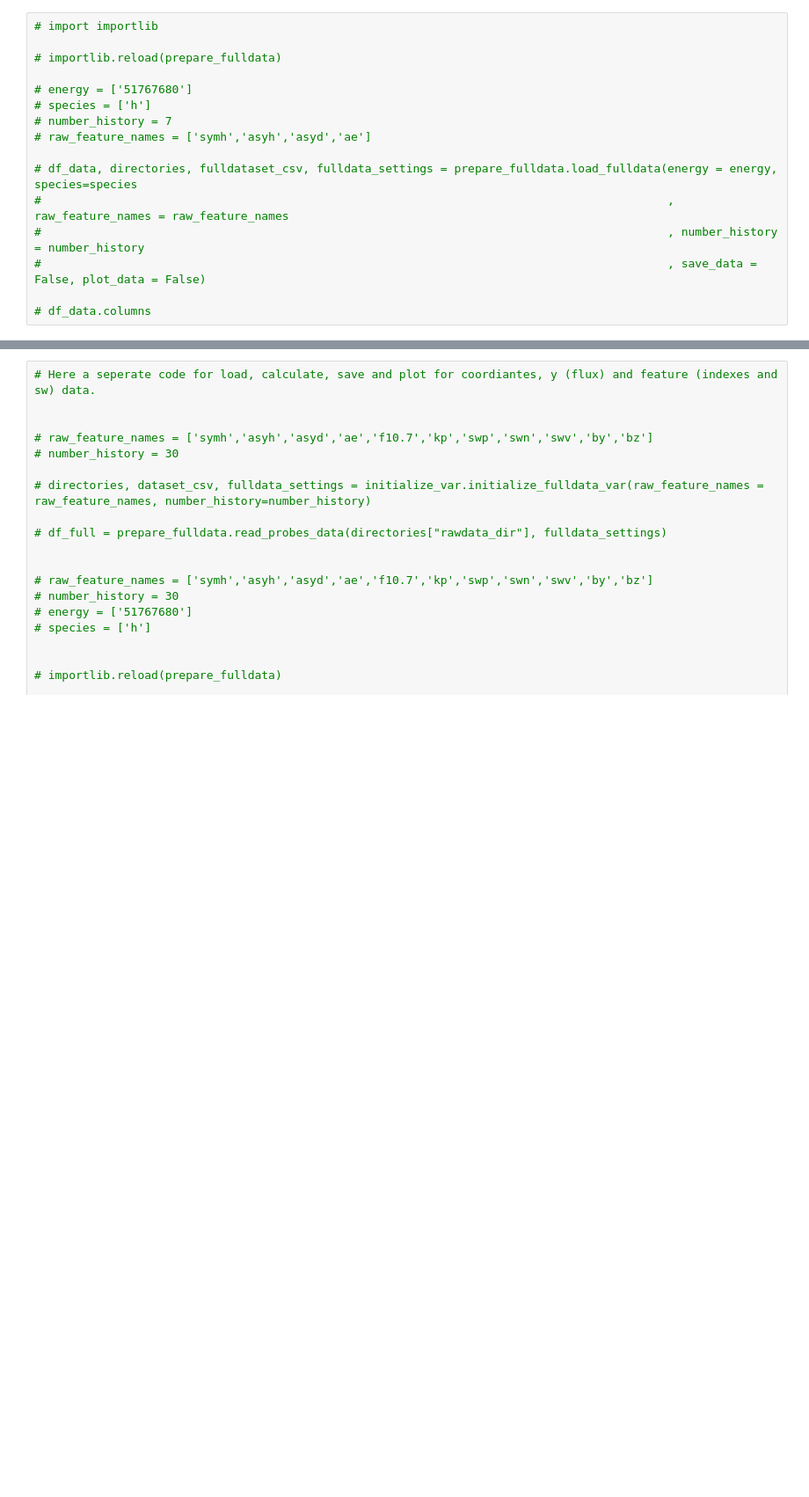
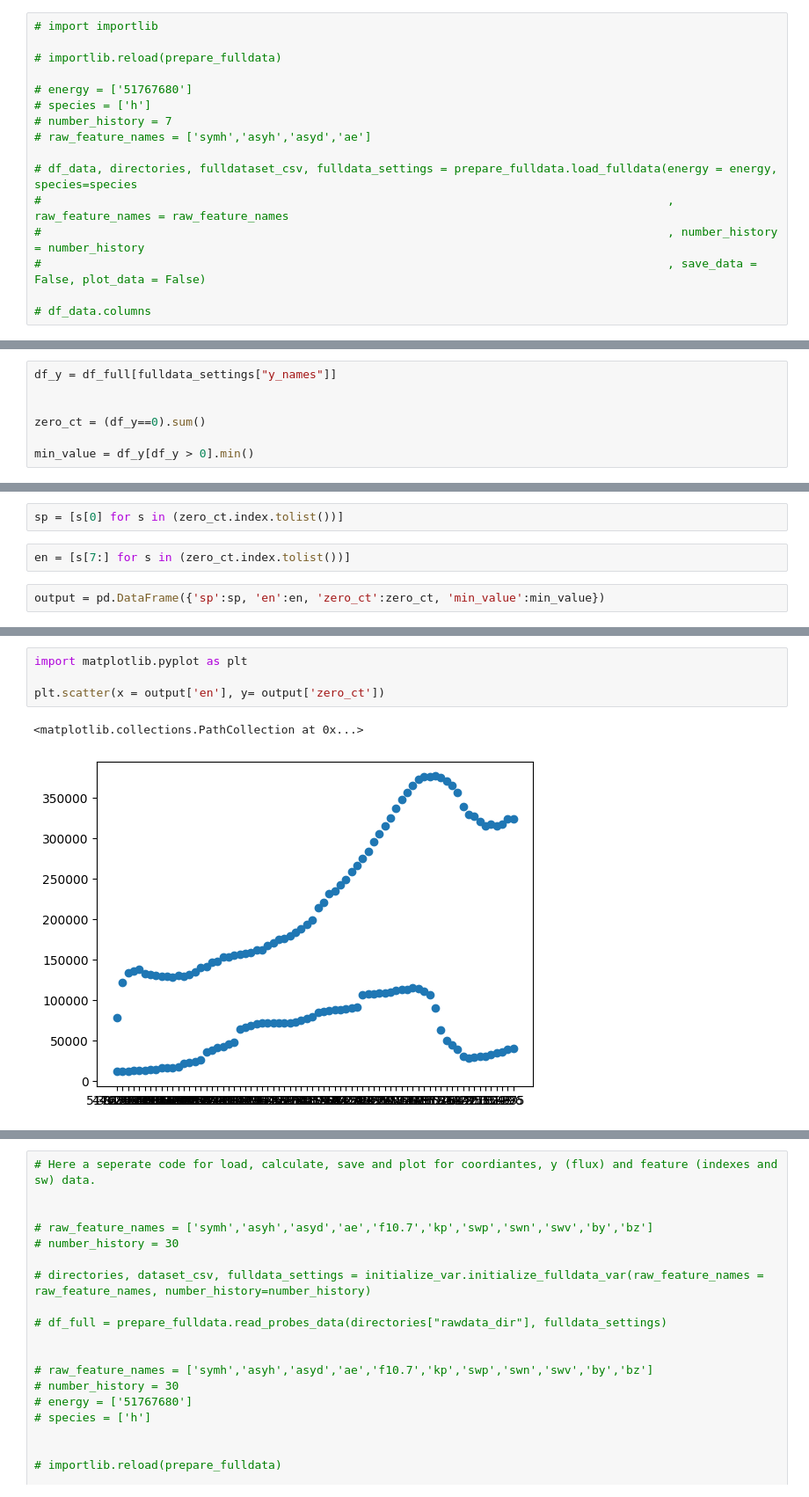
Before and after one commit to TechCoderYorktown/ml_ringcurrent_ion, a Jupyter notebook: 00_rbsp_hope_script_prepare_fulldata.ipynb, the cells around one changed output, grey strips where cells are left out. Shown at 88% size. Drawn from its saved outputs; the diff is of its cells as text; blank space fills up the shorter version.

Commit message:
updates on energy range
and csv file names
bugs correction  for plot data in ml

```diff
--- a/00_rbsp_hope_script_prepare_fulldata.ipynb
+++ b/00_rbsp_hope_script_prepare_fulldata.ipynb
@@ -57,0 +74,7 @@ To enable the following instructions: AVX2 AVX_VNNI FMA, in other operations, re
+# %%
+df_y = df_full[fulldata_settings["y_names"]]
+
+
+zero_ct = (df_y==0).sum()
+
+min_value = df_y[df_y > 0].min()
@@ -57,0 +96,6 @@ To enable the following instructions: AVX2 AVX_VNNI FMA, in other operations, re
+# %%
+sp = [s[0] for s in (zero_ct.index.tolist())]
+# %%
+en = [s[7:] for s in (zero_ct.index.tolist())]
+# %%
+output = pd.DataFrame({'sp':sp, 'en':en, 'zero_ct':zero_ct, 'min_value':min_value})
@@ -57,0 +117,7 @@ To enable the following instructions: AVX2 AVX_VNNI FMA, in other operations, re
+# %%
+import matplotlib.pyplot as plt
+
+plt.scatter(x = output['en'], y= output['zero_ct'])
+# %% [output]
+<matplotlib.collections.PathCollection at 0x...>
+[figure, added]
```
Also changed, not shown: parts of 6 cells of this notebook, 5 other files.
